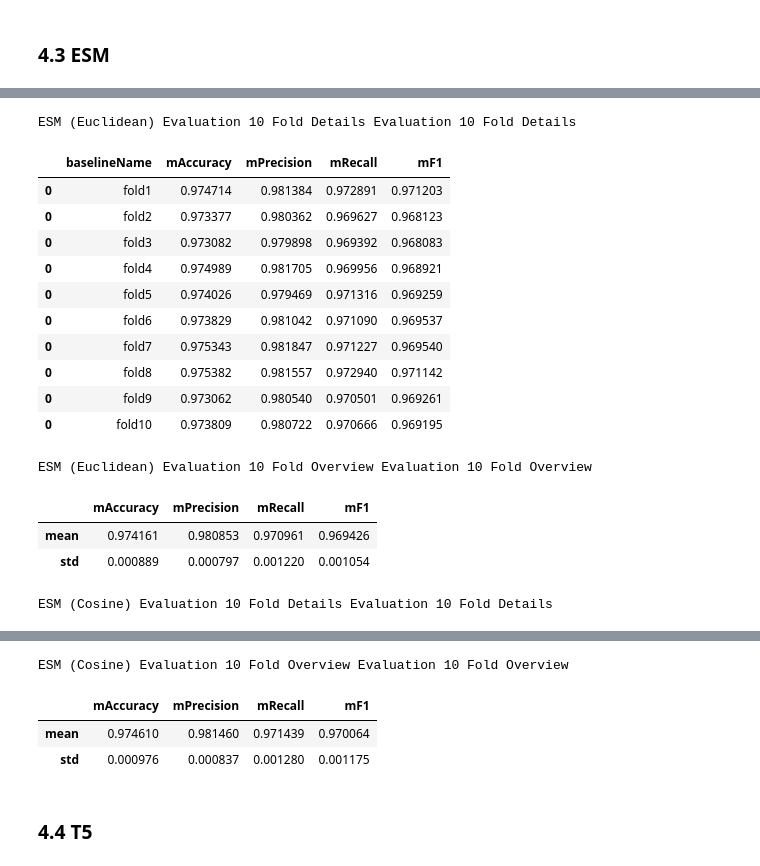
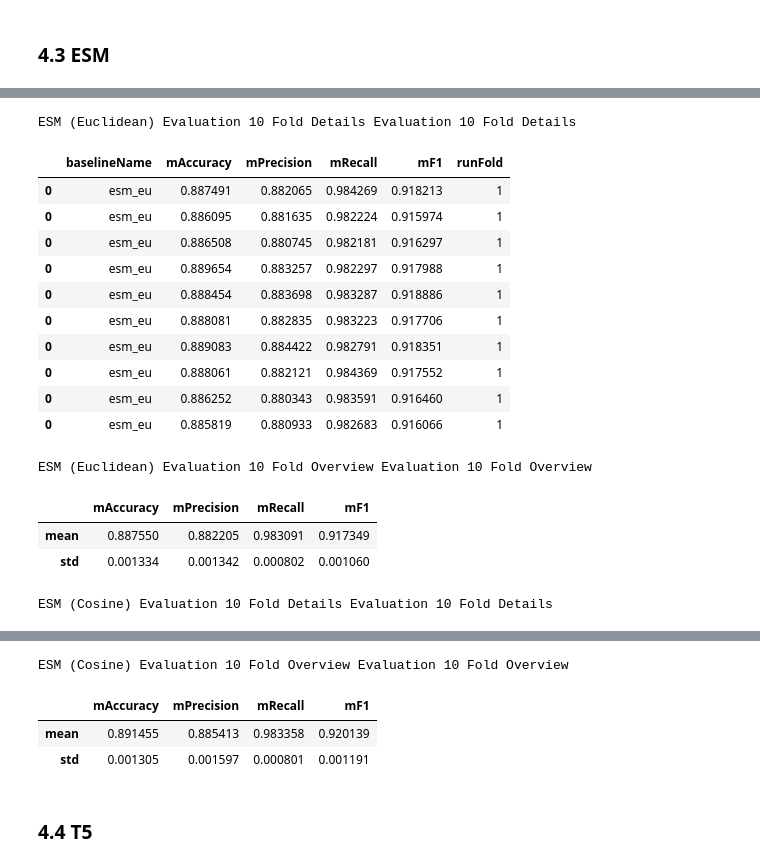
Before and after one commit to kingstdio/RXNRECer, a Jupyter notebook: evaluation/eva_rxn_methods_10_fold.ipynb, the cells around one changed output, grey strips where cells are left out. Cells and saved outputs as stored; diff of their text form; code cells hidden in the pictures.

```diff
--- a/evaluation/eva_rxn_methods_10_fold.ipynb
+++ b/evaluation/eva_rxn_methods_10_fold.ipynb
@@ -79,10 +91,15 @@ def calculate_metrics_parallel(res_unirep, ground_truth_col, pred_col, max_worke
             i = futures[future]
             results[i] = future.result()
 
-    results = pd.concat(results,axis=0)
+    results = pd.concat(results,axis=0).reset_index(drop=True)
 
     return results
 
+def get_simi_Pred(pred_list, uniprot_rxn_dict, topk=3):
+    uniprot_id_list = [item[0] for item in pred_list][:topk]
+    rxn_ids = [uniprot_rxn_dict.get(uniprot_id) for uniprot_id in uniprot_id_list]
+    rxn_res = (cfg.SPLITER).join(set(rxn_ids))
+    return rxn_res
 
 # Function to display results as HTML
 def display_html_results(metrics, fold_std, eva_name):
@@ -257,10 +286,30 @@ res_esm = [read_h5_file(item)for item in tqdm(file_res_esm)]
 
 # 获取反应ID
 for i in tqdm(range(10)):
-    res_esm[i]['rxn_euclidean'] = res_esm[i].euclidean.apply(lambda x : uniprot_rxn_dict.get(x[0][0]))
-    res_esm[i]['rxn_cosine'] = res_esm[i].cosine.apply(lambda x : uniprot_rxn_dict.get(x[0][0]))
+    # res_esm[i]['rxn_euclidean'] = res_esm[i].euclidean.apply(lambda x : uniprot_rxn_dict.get(x[0][0]))
+    res_esm[i]['rxn_euclidean'] = res_esm[i].euclidean.apply(lambda x : get_simi_Pred(pred_list=x, uniprot_rxn_dict=uniprot_rxn_dict, topk=6))
+    res_esm[i]['rxn_cosine'] = res_esm[i].cosine.apply(lambda x : get_simi_Pred(pred_list=x, uniprot_rxn_dict=uniprot_rxn_dict, topk=6))
 
 # 将反应ID标签化
 res_esm = apply_labels(res_esm, 'reaction_id', 'rxn_euclidean', 'lb_rxn_groundtruth', 'lb_rxn_esm_euclidean', dict_rxn2id)
 for i in tqdm(range(10)):
     res_esm[i]['lb_rxn_esm_cosine'] = res_esm[i].rxn_cosine.parallel_apply(lambda x :btools.make_label(reaction_id=x, rxn_label_dict=dict_rxn2id))
+
+# 计算评价指标
+res_esm_euclidean_metrics = calculate_metrics_parallel(res_unirep=res_esm, ground_truth_col='lb_rxn_groundtruth', pred_col='lb_rxn_esm_euclidean', max_workers=15)
+res_esm_cosine_metrics = calculate_metrics_parallel(res_unirep=res_esm, ground_truth_col='lb_rxn_groundtruth', pred_col='lb_rxn_esm_cosine', max_workers=15)
+
+
+res_esm_euclidean_metrics['baselineName'] = 'esm_eu'
+res_unirep_cosine_metrics['baselineName'] = 'esm_cos'
+
+res_esm_euclidean_metrics['runFold'] = res_esm_euclidean_metrics.index+1
+res_esm_cosine_metrics['runFold'] = res_esm_cosine_metrics.index+1
+
+res_esm = pd.concat([res_esm_euclidean_metrics, res_esm_cosine_metrics], axis=0).reset_index(drop=True)
+res_esm.to_feather(f'{cfg.DIR_PROJECT_ROOT}/evaluation/data/res_esm_metrics.feather')
+
+# res_esm_euclidean_metrics.to_feather('/hpcfs/fhome/shizhenkun/codebase/RXNRECer/evaluation/data/res_esm_euclidean_metrics.feather')
+# res_esm_cosine_metrics.to_feather('/hpcfs/fhome/shizhenkun/codebase/RXNRECer/evaluation/data/res_esm_cosine_metrics.feather')
+res_esm_euclidean_fold_std = res_esm_euclidean_metrics[['mAccuracy', 'mPrecision', 'mRecall', 'mF1']].agg(['mean', 'std'])
+res_esm_cosine_fold_std = res_esm_cosine_metrics[['mAccuracy', 'mPrecision', 'mRecall', 'mF1']].agg(['mean', 'std'])
@@ -267,47 +332,38 @@ for i in tqdm(range(10)):
 # %%
-# 计算评价指标
-res_esm_euclidean_metrics = calculate_metrics_parallel(res_unirep=res_esm, ground_truth_col='lb_rxn_groundtruth', pred_col='lb_rxn_esm_euclidean', max_workers=15)
-res_esm_cosine_metrics = calculate_metrics_parallel(res_unirep=res_esm, ground_truth_col='lb_rxn_groundtruth', pred_col='lb_rxn_esm_cosine', max_workers=15)
-
-res_esm_euclidean_metrics.to_feather('/hpcfs/fhome/shizhenkun/codebase/RXNRECer/evaluation/data/res_esm_euclidean_metrics.feather')
-res_esm_cosine_metrics.to_feather('/hpcfs/fhome/shizhenkun/codebase/RXNRECer/evaluation/data/res_esm_cosine_metrics.feather')
-res_esm_euclidean_fold_std = res_esm_euclidean_metrics[['mAccuracy', 'mPrecision', 'mRecall', 'mF1']].agg(['mean', 'std'])
-res_esm_cosine_fold_std = res_esm_cosine_metrics[['mAccuracy', 'mPrecision', 'mRecall', 'mF1']].agg(['mean', 'std'])
-
 HTML(f"""
          <div style="float:left; width:600px;">
               <h2 style='color:blue'>{'ESM (Euclidean) Evaluation 10 Fold Details'} Evaluation 10 Fold Details</h2>
               {res_esm_euclidean_metrics.to_html()}
          </div>
          <div  style="float:left; width:600px;" >
               <h2 style='color:blue' >{'ESM (Euclidean) Evaluation 10 Fold Overview'} Evaluation 10 Fold Overview</h2>
                    {res_esm_euclidean_fold_std.to_html()}
          </div>
 
         <div style="float:left; display:block; width:600px;">
               <h2 style='color:blue'>{'ESM (Cosine) Evaluation 10 Fold Details'} Evaluation 10 Fold Details</h2>
               {res_esm_cosine_metrics.to_html()}
          </div>
          <div  style="float:left; width:600px;" >
               <h2 style='color:blue' >{'ESM (Cosine) Evaluation 10 Fold Overview'} Evaluation 10 Fold Overview</h2>
                    {res_esm_cosine_fold_std.to_html()}
          </div>
          """)
 # %% [output]
 ESM (Euclidean) Evaluation 10 Fold Details Evaluation 10 Fold Details
-|  | baselineName | mAccuracy | mPrecision | mRecall | mF1 |
-| 0 | fold1 | 0.974714 | 0.981384 | 0.972891 | 0.971203 |
-| 0 | fold2 | 0.973377 | 0.980362 | 0.969627 | 0.968123 |
-| 0 | fold3 | 0.973082 | 0.979898 | 0.969392 | 0.968083 |
-| 0 | fold4 | 0.974989 | 0.981705 | 0.969956 | 0.968921 |
-| 0 | fold5 | 0.974026 | 0.979469 | 0.971316 | 0.969259 |
-| 0 | fold6 | 0.973829 | 0.981042 | 0.971090 | 0.969537 |
-| 0 | fold7 | 0.975343 | 0.981847 | 0.971227 | 0.969540 |
-| 0 | fold8 | 0.975382 | 0.981557 | 0.972940 | 0.971142 |
-| 0 | fold9 | 0.973062 | 0.980540 | 0.970501 | 0.969261 |
-| 0 | fold10 | 0.973809 | 0.980722 | 0.970666 | 0.969195 |
+|  | baselineName | mAccuracy | mPrecision | mRecall | mF1 | runFold |
+| 0 | esm_eu | 0.887491 | 0.882065 | 0.984269 | 0.918213 | 1 |
+| 0 | esm_eu | 0.886095 | 0.881635 | 0.982224 | 0.915974 | 1 |
+| 0 | esm_eu | 0.886508 | 0.880745 | 0.982181 | 0.916297 | 1 |
+| 0 | esm_eu | 0.889654 | 0.883257 | 0.982297 | 0.917988 | 1 |
+| 0 | esm_eu | 0.888454 | 0.883698 | 0.983287 | 0.918886 | 1 |
+| 0 | esm_eu | 0.888081 | 0.882835 | 0.983223 | 0.917706 | 1 |
+| 0 | esm_eu | 0.889083 | 0.884422 | 0.982791 | 0.918351 | 1 |
+| 0 | esm_eu | 0.888061 | 0.882121 | 0.984369 | 0.917552 | 1 |
+| 0 | esm_eu | 0.886252 | 0.880343 | 0.983591 | 0.916460 | 1 |
+| 0 | esm_eu | 0.885819 | 0.880933 | 0.982683 | 0.916066 | 1 |
 ESM (Euclidean) Evaluation 10 Fold Overview Evaluation 10 Fold Overview
 |  | mAccuracy | mPrecision | mRecall | mF1 |
-| mean | 0.974161 | 0.980853 | 0.970961 | 0.969426 |
-| std | 0.000889 | 0.000797 | 0.001220 | 0.001054 |
+| mean | 0.887550 | 0.882205 | 0.983091 | 0.917349 |
+| std | 0.001334 | 0.001342 | 0.000802 | 0.001060 |
 ESM (Cosine) Evaluation 10 Fold Details Evaluation 10 Fold Details
@@ -325,7 +381,7 @@ ESM (Cosine) Evaluation 10 Fold Details Evaluation 10 Fold Details
 ESM (Cosine) Evaluation 10 Fold Overview Evaluation 10 Fold Overview
 |  | mAccuracy | mPrecision | mRecall | mF1 |
-| mean | 0.974610 | 0.981460 | 0.971439 | 0.970064 |
-| std | 0.000976 | 0.000837 | 0.001280 | 0.001175 |
+| mean | 0.891455 | 0.885413 | 0.983358 | 0.920139 |
+| std | 0.001305 | 0.001597 | 0.000801 | 0.001191 |
 # %% [markdown]
 ### 4.4 T5
 # %%
```
Also changed, not shown: parts of 13 cells of this notebook, 10 other files.
